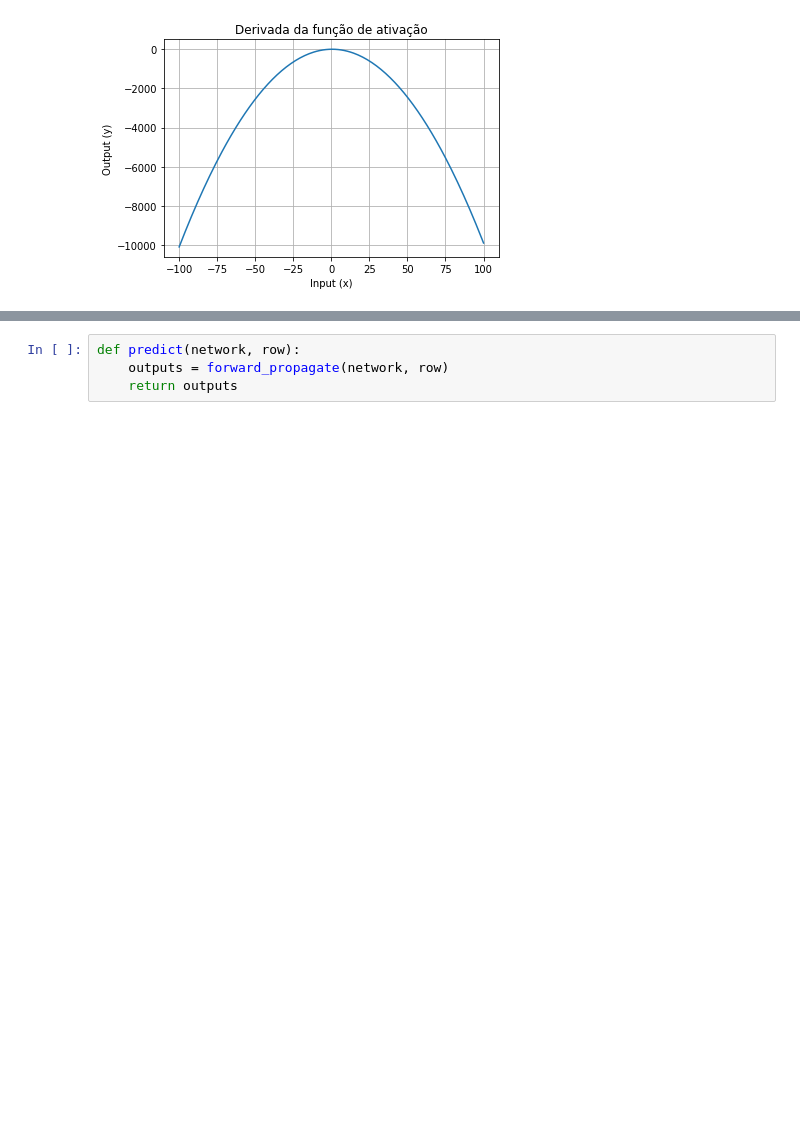
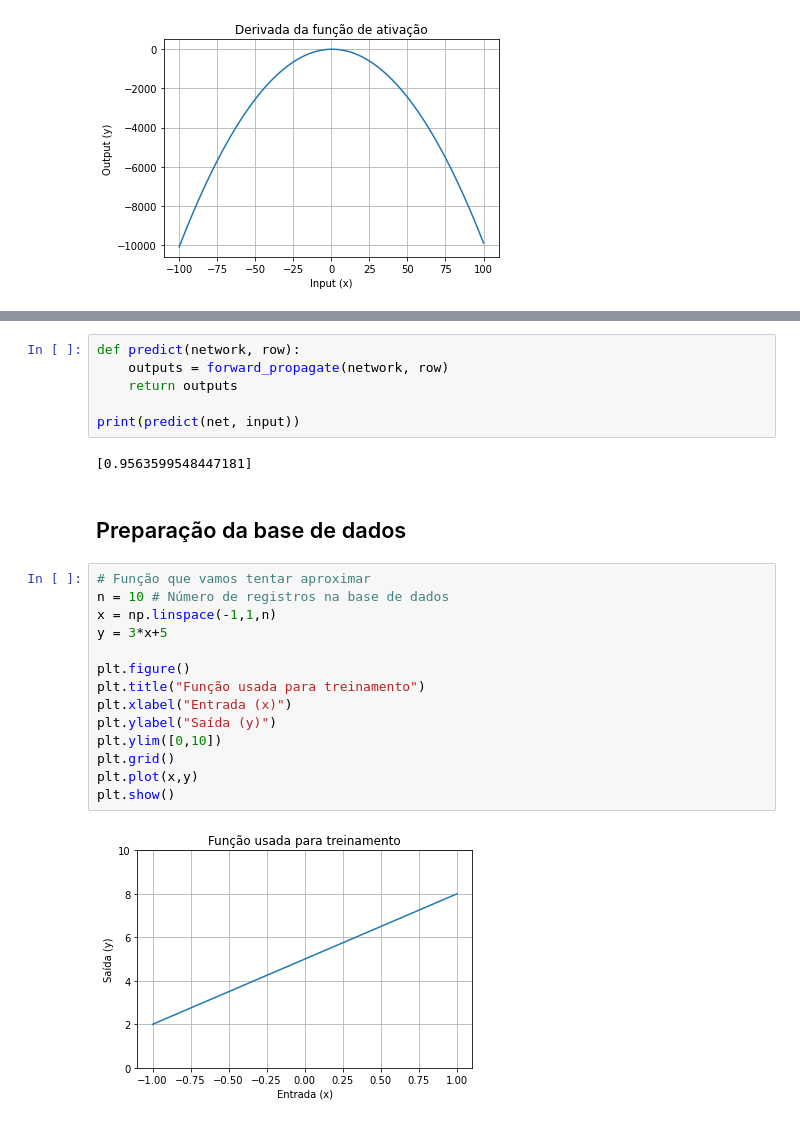
Before and after one commit to cleversonahum/nn_backpropagation, a Jupyter notebook: nn_backpropagation.ipynb, the cells around one changed output, grey strips where cells are left out. Cells and saved outputs as stored; diff of their text form; blank space fills up the shorter version.

```diff
--- a/nn_backpropagation.ipynb
+++ b/nn_backpropagation.ipynb
@@ -168,3 +155,25 @@ Neurônio 0, Pesos + Bias:  [0.49764614438193905, 0.7931747834443803, 0.69060202
 def predict(network, row):
 	outputs = forward_propagate(network, row)
 	return outputs
+
+print(predict(net, input))
+# %% [output]
+[0.9563599548447181]
+# %% [markdown]
+## Preparação da base de dados
+# %%
+# Função que vamos tentar aproximar
+n = 10 # Número de registros na base de dados
+x = np.linspace(-1,1,n)
+y = 3*x+5
+
+plt.figure()
+plt.title("Função usada para treinamento")
+plt.xlabel("Entrada (x)")
+plt.ylabel("Saída (y)")
+plt.ylim([0,10])
+plt.grid()
+plt.plot(x,y)
+plt.show()
+# %% [output]
+[figure, added]
```
Also changed, not shown: parts of 11 cells of this notebook, 2 other files.
